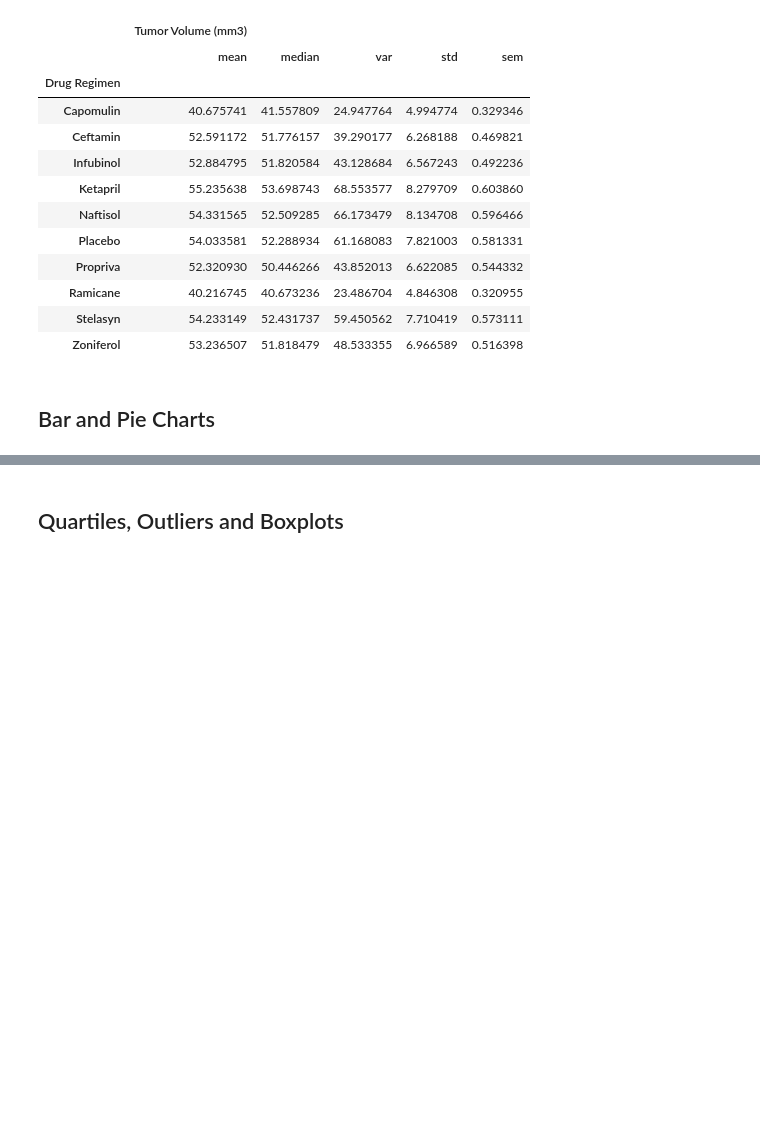
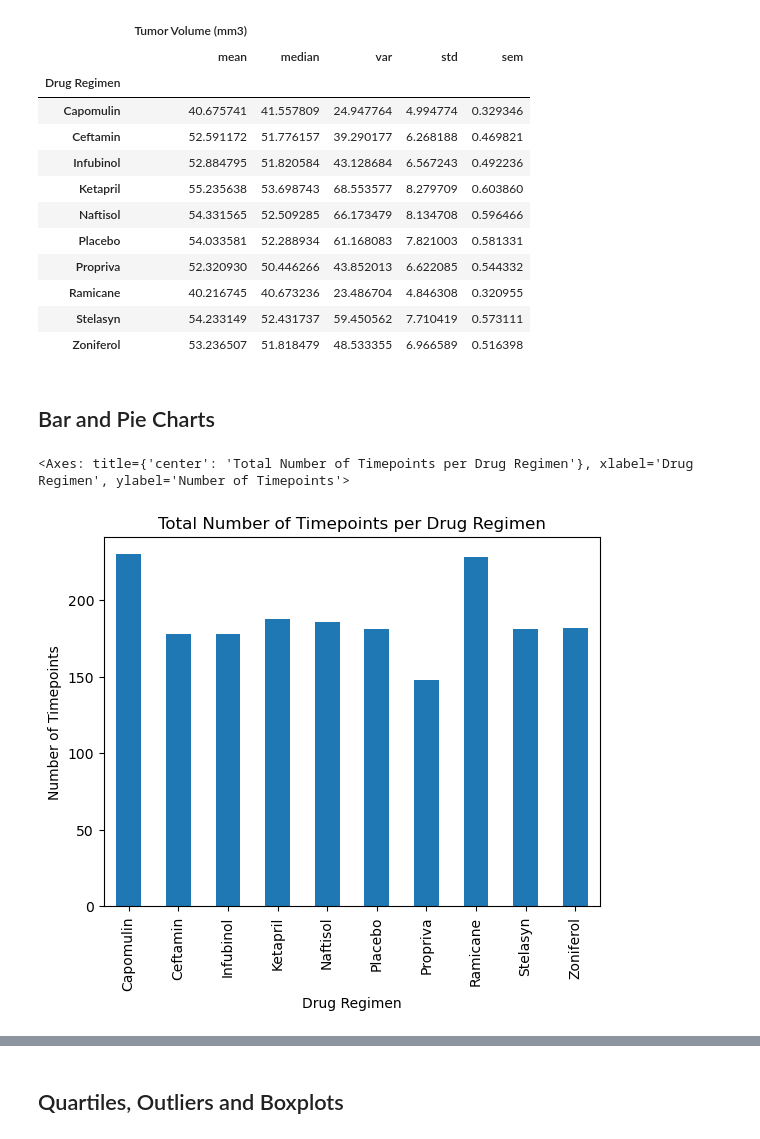
Before and after one commit to la220385/Data-Visualization-Challenge, a Jupyter notebook: pymaceuticals_starter.ipynb, the cells around one changed output, grey strips where cells are left out. Saved outputs shown, nothing was run; the diff lists cells and outputs as text; code cells hidden in the pictures; blank space fills up the shorter version.

```diff
--- a/pymaceuticals_starter.ipynb
+++ b/pymaceuticals_starter.ipynb
@@ -140,3 +140,10 @@ summary_agg
 ## Bar and Pie Charts
 # %%
 # Generate a bar plot showing the total number of rows (Mouse ID/Timepoints) for each drug regimen using Pandas.
+import pandas as pd
+
+regimen_counts = cleaned_data.groupby('Drug Regimen').count()['Mouse ID']
+regimen_counts.plot(kind='bar', title='Total Number of Timepoints per Drug Regimen', xlabel='Drug Regimen', ylabel='Number of Timepoints')
+# %% [output]
+<Axes: title={'center': 'Total Number of Timepoints per Drug Regimen'}, xlabel='Drug Regimen', ylabel='Number of Timepoints'>
+[figure, added]
```
Also changed, not shown: parts of 4 cells of this notebook.
